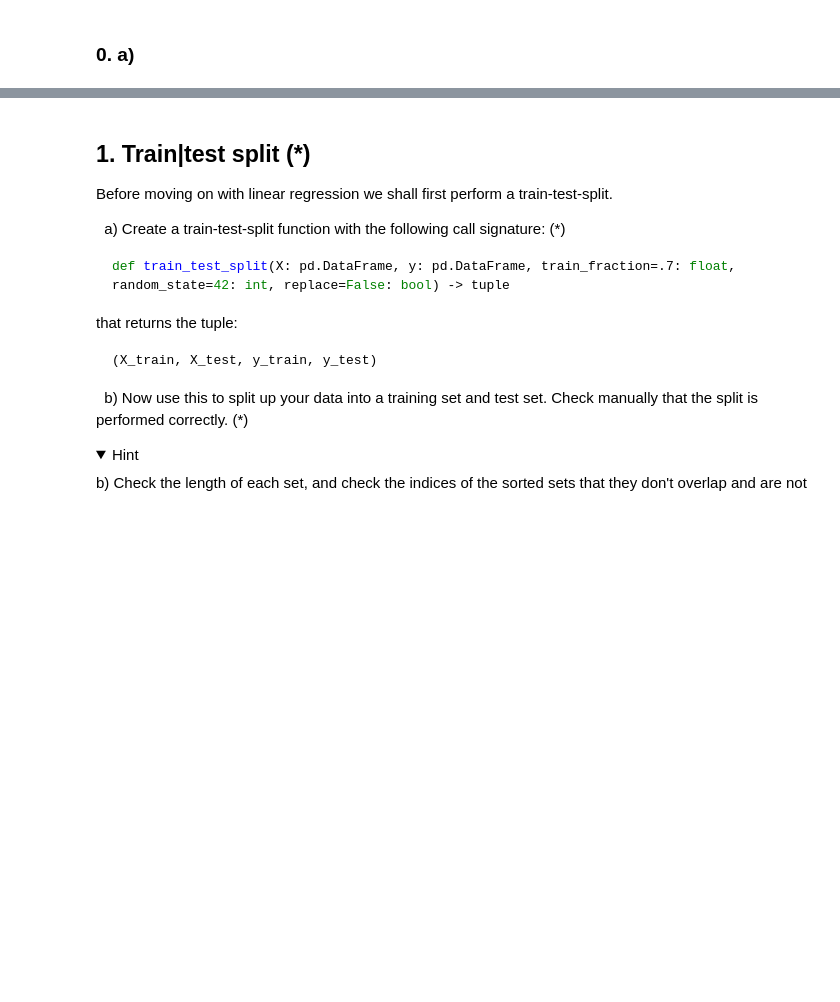
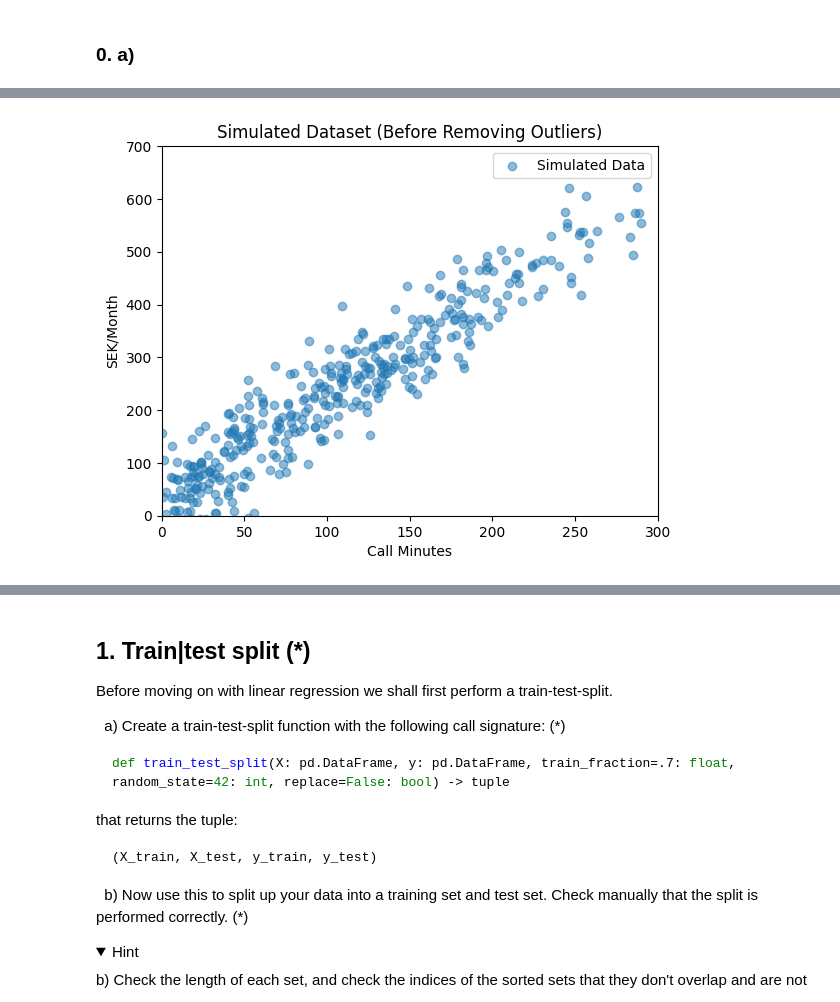
Before and after one commit to PaerBrady/Machine-learning-AI24, a Jupyter notebook: Exercises/E00_linear_regression.ipynb, the cells around one changed output, grey strips where cells are left out. Cells and saved outputs as stored; diff of their text form; code cells hidden in the pictures; folded sections open; blank space fills up the shorter version.

```diff
--- a/Exercises/E00_linear_regression.ipynb
+++ b/Exercises/E00_linear_regression.ipynb
@@ -115,0 +109,26 @@ plt.show()
+# %%
+# Set seed for reproducibility
+np.random.seed(42)
+
+# Generate 400 x-values from N(100, 100)
+x = np.random.normal(100, 100, 400)
+
+# Take absolute values
+x = np.abs(x)
+
+# Generate noise from N(0,50)
+noise = np.random.normal(0, 50, 400)
+
+# Compute y = 2x + 25 + noise
+y = 2 * x + 25 + noise
+
+plt.scatter(x, y, alpha=0.5, label="Simulated Data")
+plt.xlabel("Call Minutes")
+plt.ylabel("SEK/Month")
+plt.title("Simulated Dataset (Before Removing Outliers)")
+plt.legend()
+plt.xlim(0, 300)  # Set x-axis limits
+plt.ylim(0, 700)  # Set y-axis limits
+plt.show()
+# %% [output]
+[figure, added]
```
Also changed, not shown: parts of 11 cells of this notebook.
